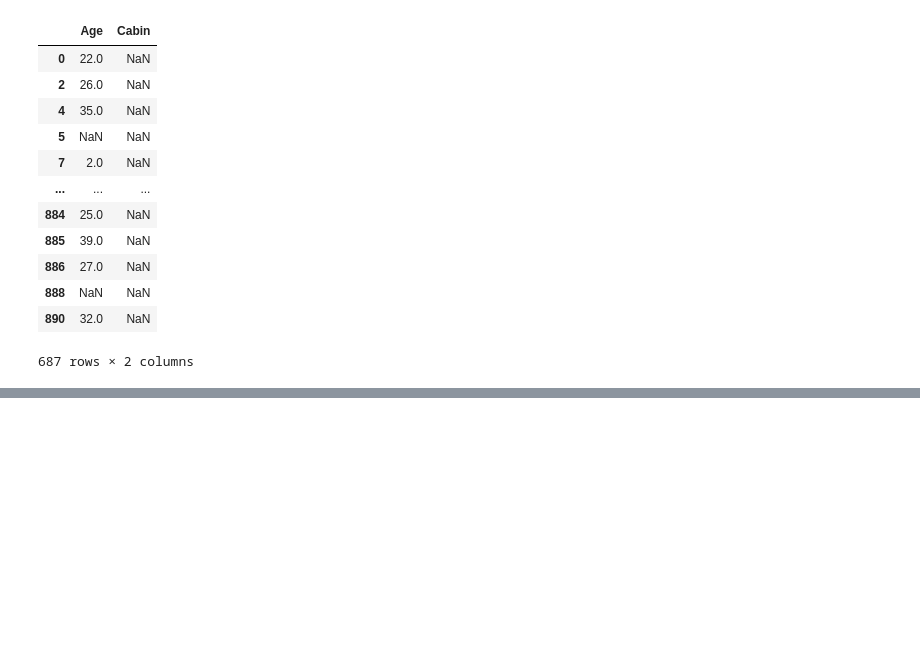
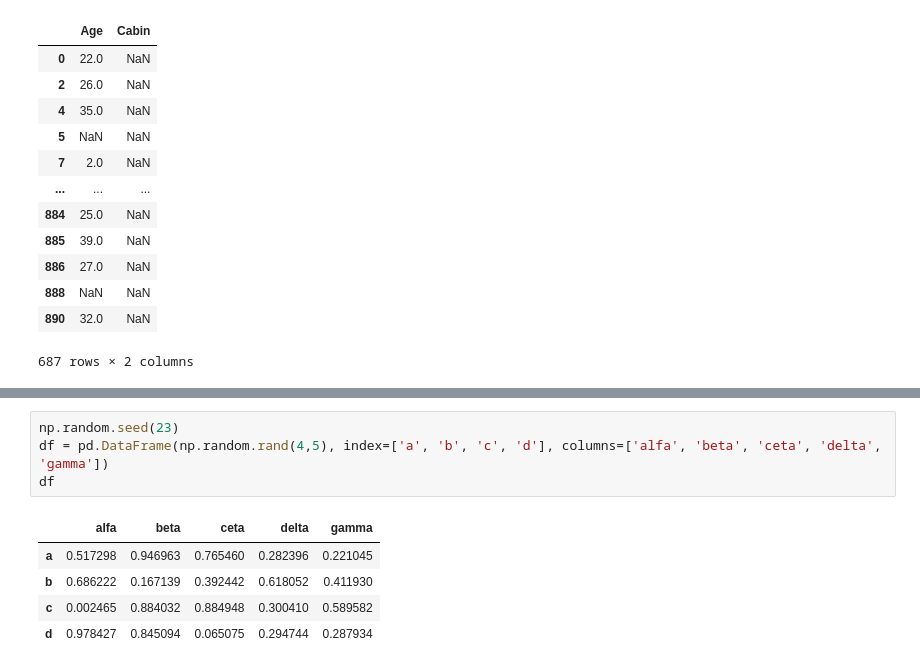
Before and after one commit to dataqueenpend/INueron_Lectures, a Jupyter notebook: Pandas.ipynb, the cells around one changed output, grey strips where cells are left out. Saved outputs shown, nothing was run; the diff lists cells and outputs as text; blank space fills up the shorter version.

```diff
--- a/Pandas.ipynb
+++ b/Pandas.ipynb
@@ -278,0 +361,10 @@ df[['Age', 'Cabin']][df['Cabin'].isnull()]
+# %%
+np.random.seed(23)
+df = pd.DataFrame(np.random.rand(4,5), index=['a', 'b', 'c', 'd'], columns=['alfa', 'beta', 'ceta', 'delta', 'gamma'])
+df
+# %% [output]
+|  | alfa | beta | ceta | delta | gamma |
+| a | 0.517298 | 0.946963 | 0.765460 | 0.282396 | 0.221045 |
+| b | 0.686222 | 0.167139 | 0.392442 | 0.618052 | 0.411930 |
+| c | 0.002465 | 0.884032 | 0.884948 | 0.300410 | 0.589582 |
+| d | 0.978427 | 0.845094 | 0.065075 | 0.294744 | 0.287934 |
```
Also changed, not shown: parts of 27 cells of this notebook.
